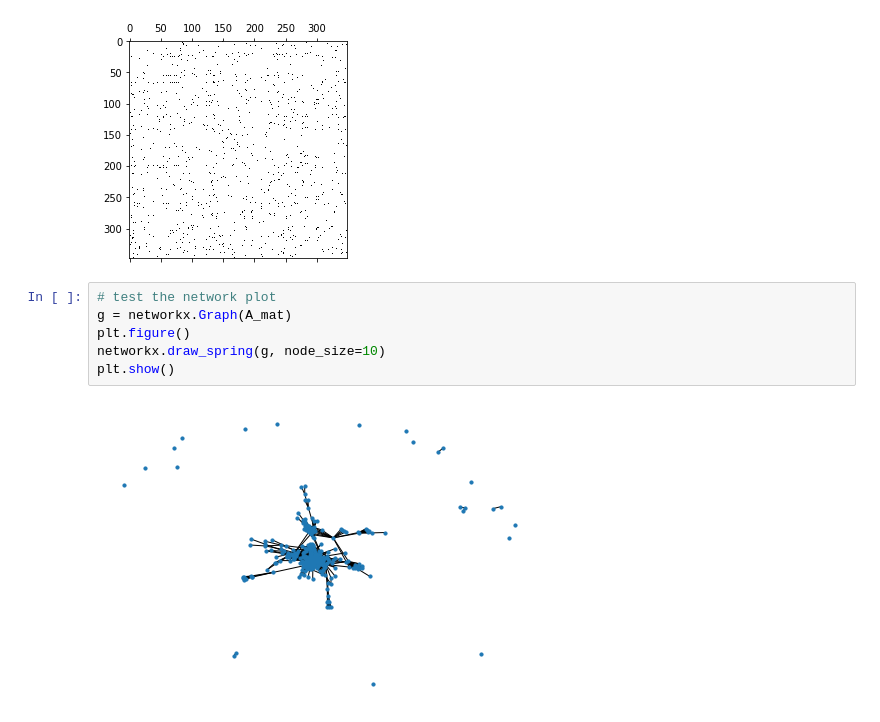
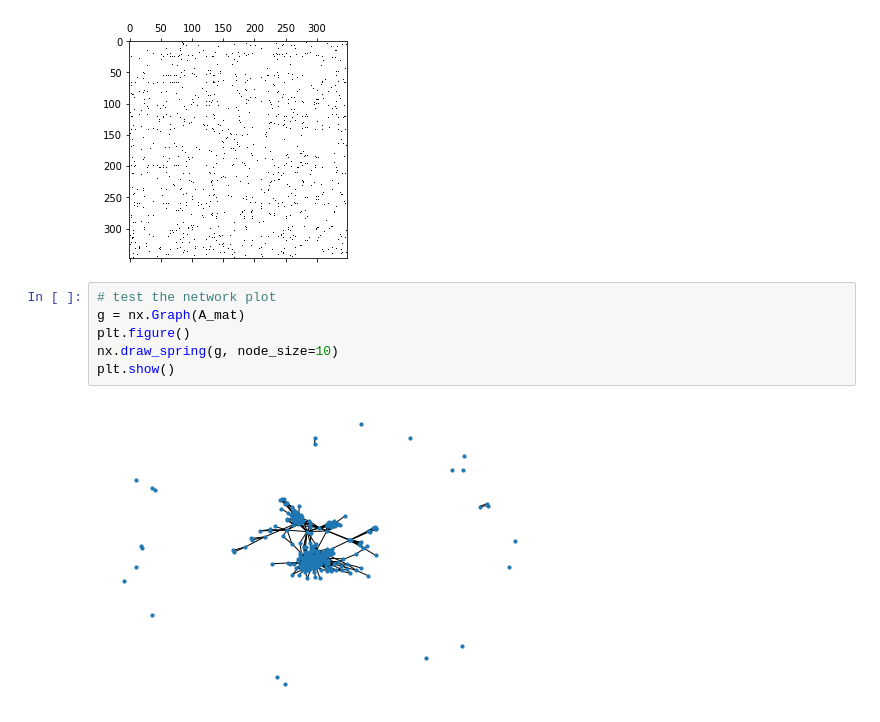
Before and after one commit to barbafrank/LCP_projects_Y2, a Jupyter notebook: Clustering.ipynb, the cells around one changed output. Saved outputs shown, nothing was run; the diff lists cells and outputs as text.

```diff
--- a/Clustering.ipynb
+++ b/Clustering.ipynb
@@ -26,12 +26,12 @@ plt.show()
 [figure]
 # %%
 # test the network plot
-g = networkx.Graph(A_mat)
+g = nx.Graph(A_mat)
 plt.figure()
-networkx.draw_spring(g, node_size=10)
+nx.draw_spring(g, node_size=10)
 plt.show()
 # %% [output]
-[figure, old version]
+[figure, new version]
 # %%
 # the function computes the network clusters
 def cluster(L_norm, centroids, alpha):
```
Also changed, not shown: parts of 3 cells of this notebook.
